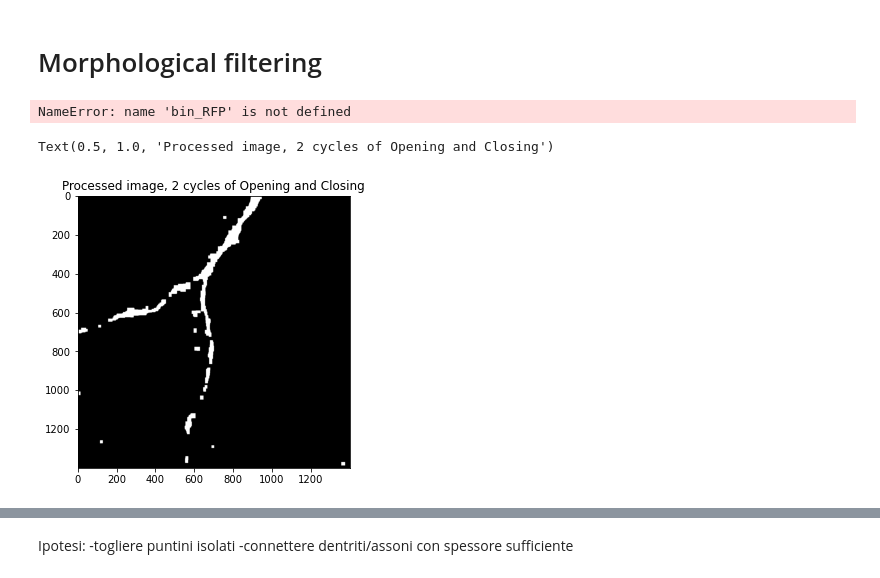
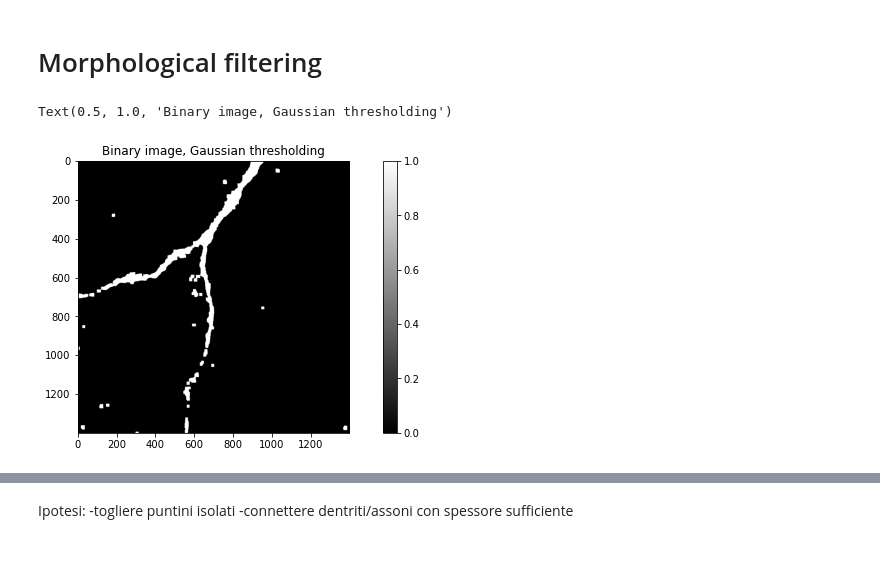
Before and after one commit to leonardocattarin/NeuronConnectivity, a Jupyter notebook: Microscopy_analysis.ipynb, the cells around one changed output, grey strips where cells are left out. Saved outputs shown, nothing was run; the diff lists cells and outputs as text; code cells hidden in the pictures.

```diff
--- a/Microscopy_analysis.ipynb
+++ b/Microscopy_analysis.ipynb
@@ -160,20 +184,37 @@ Text(0.5, 1.0, 'Binary image, Gaussian thresholding')
 # %% [markdown]
 # Morphological filtering
 # %%
+img = cv_img_1_str_RFP[ii]
+
 #Erosion on image RFP
 
 kernel_op = np.ones((14,14),np.uint8)
-kernel_cl = np.ones((16,16),np.uint8)
+kernel_cl = np.ones((2,2),np.uint8)
 
 
 
-closing = cv.morphologyEx(bin_RFP, cv.MORPH_CLOSE, kernel_cl)
+
+closing = cv.morphologyEx(slice_img_2, cv.MORPH_CLOSE, kernel_cl)
 opening = cv.morphologyEx(closing, cv.MORPH_OPEN, kernel_op)
+
+median = cv.medianBlur(img,5)
+median = cv.medianBlur(median,5)
+median = cv.medianBlur(median,5)
+median = cv.medianBlur(median,5)
+median = cv.medianBlur(median,5)
+median = cv.medianBlur(median,5)
+median = cv.medianBlur(median,5)
+opening = cv.morphologyEx(median, cv.MORPH_OPEN, kernel_op)
+closing = cv.morphologyEx(opening, cv.MORPH_CLOSE, kernel_cl)
+
+ret,thresh1 = cv.threshold(closing,30,1,cv.THRESH_BINARY)
-# %% [output]
-NameError: name 'bin_RFP' is not defined
-# %%
-plt.imshow(opening, cmap='gray')
-plt.title("Processed image, 2 cycles of Opening and Closing")
-# %% [output]
-Text(0.5, 1.0, 'Processed image, 2 cycles of Opening and Closing')
-[figure, removed]
+# %%
+fig= plt.figure()
+ax = fig.gca()
+pos = ax.imshow(thresh1, cmap="gray")
+fig.colorbar(pos, ax=ax)
+pos.set_clim(0,1)
+plt.title("Binary image, Gaussian thresholding")
+# %% [output]
+Text(0.5, 1.0, 'Binary image, Gaussian thresholding')
+[figure, added]
```
Also changed, not shown: parts of 8 cells of this notebook.
